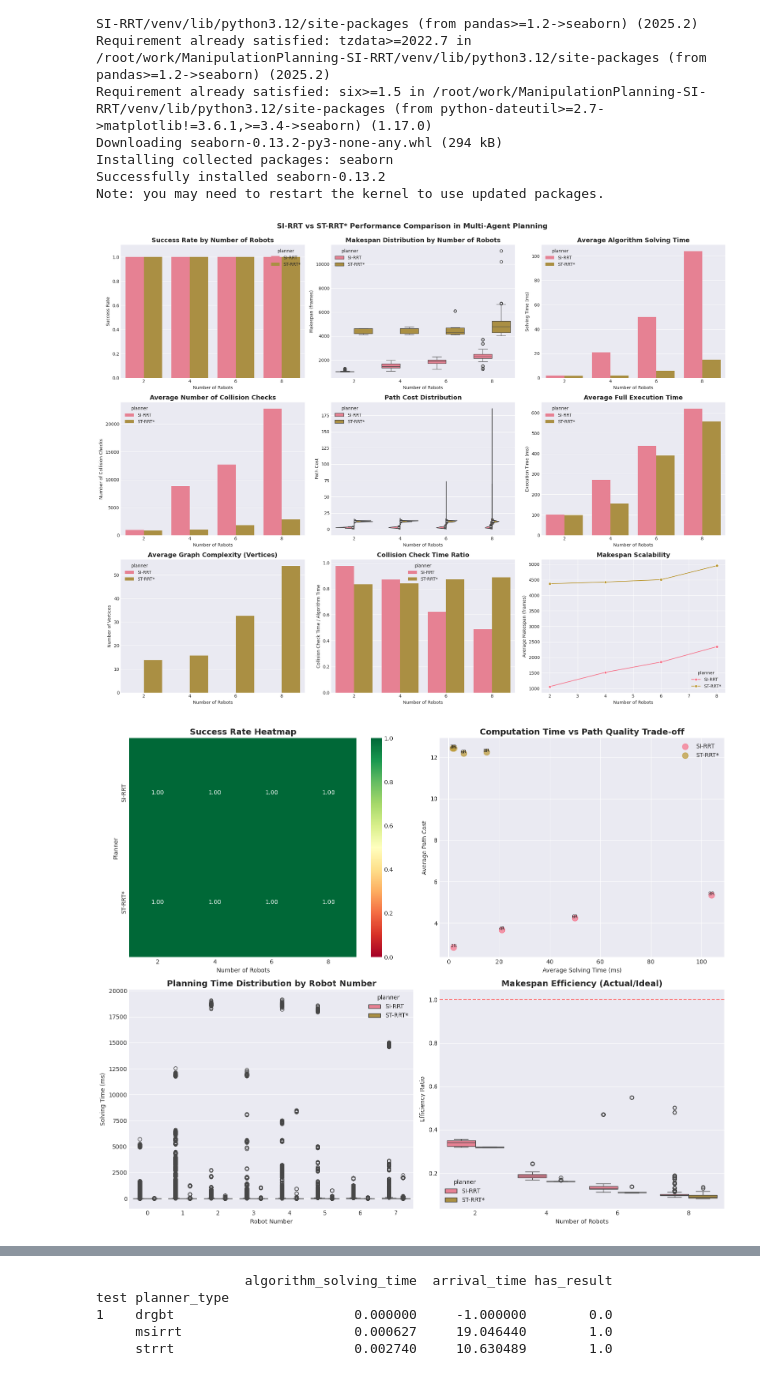
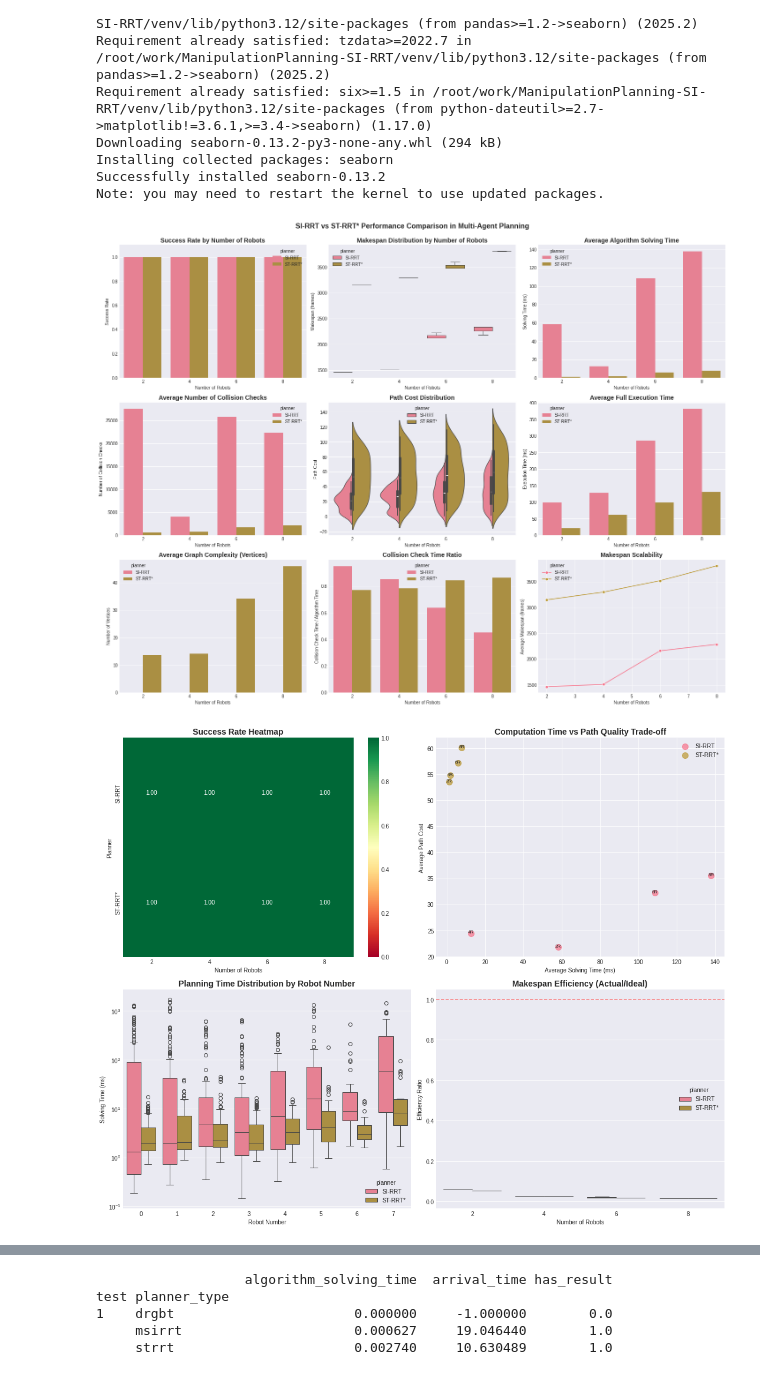
Before and after one commit to PathPlanning/ManipulationPlanning-SI-RRT, a Jupyter notebook: multiagent_eval/final_analysis.ipynb, the cells around one changed output, grey strips where cells are left out. Drawn from its saved outputs; the diff is of its cells as text; code cells hidden in the pictures.

Commit message:
+ Add obstacle position writer and blender parser + Changed structure of input robot obstacles + Tests are working.

```diff
--- a/multiagent_eval/final_analysis.ipynb
+++ b/multiagent_eval/final_analysis.ipynb
@@ -104,14 +104,14 @@ def get_test_logs(path:str, prefix:str, get_only_latest:bool):
                 })
     return result_files
 # %%
-# test_dir = "../multiagent_tests"
-# msirrt_test_files = get_test_logs(path = test_dir,prefix = "msirrt", get_only_latest = False)
+test_dir = "../multiagent_tests"
+msirrt_test_files = get_test_logs(path = test_dir,prefix = "msirrt", get_only_latest = False)
 # %%
 # with open("MSIRRT_multiagent_results.json",'w') as f:
 #     json.dump(msirrt_test_files,f)
 # %%
-with open("MSIRRT_multiagent_results.json",'r') as f:
-    msirrt_test_files = json.load(f)
+# with open("MSIRRT_multiagent_results.json",'r') as f:
+#     msirrt_test_files = json.load(f)
 # %%
-# test_dir = "../multiagent_tests"
-# strrt_test_files = get_test_logs(path = test_dir,prefix = "strrt", get_only_latest = False)
+test_dir = "../multiagent_tests"
+strrt_test_files = get_test_logs(path = test_dir,prefix = "strrt", get_only_latest = False)
@@ -129,5 +119,5 @@ Expecting ',' delimiter: line 1 column 233473 (char 233472)
 # with open("STRRT_multiagent_results.json",'w') as f:
 #     json.dump(strrt_test_files,f)
 # %%
-with open("STRRT_multiagent_results.json",'r') as f:
-    strrt_test_files = json.load(f)
+# with open("STRRT_multiagent_results.json",'r') as f:
+#     strrt_test_files = json.load(f)
@@ -200,7 +170,7 @@ def extract_data(results):
             # Extract planning instances data
             for instance in test_result['planning_instances']:
                 robot_num = instance['robot_number']
-                start_frame = instance['start_frame']
+                start_time = instance['start_time']
 
                 # Extract metrics from data
                 instance_data = instance['data']
@@ -212,7 +182,7 @@ def extract_data(results):
                     'success': success,
                     'seed': seed,
                     'robot_number': robot_num,
-                    'start_frame': start_frame,
+                    'start_time': start_time,
                     'has_result': instance_data['final_planner_data']['has_result'],
                     'path_cost': instance_data['final_planner_data'].get('path_cost', np.nan),
                     'algorithm_solving_time_ns': instance_data['algorithm_solving_time_ns'],
@@ -232,8 +202,8 @@ df = extract_data([('SI-RRT', sirrt_res), ('ST-RRT*', strrt_res)])
 def calculate_makespan(group):
     if not group['has_result'].all():
         return np.nan
-    # Makespan is the maximum end time (start_frame + path_cost*50) across all robots
-    end_times = group['start_frame'] + group['path_cost'] * 30
+    # Makespan is the maximum end time (start_time + path_cost*50) across all robots
+    end_times = group['start_time'] + group['path_cost'] * 30
     return end_times.max()
 
 # Group by test configuration and calculate metrics
@@ -372,6 +342,7 @@ sns.boxplot(data=robot_time_df, x='robot_number', y='solving_time_ms', hue='plan
 ax3.set_title('Planning Time Distribution by Robot Number', fontsize=14, fontweight='bold')
 ax3.set_xlabel('Robot Number')
 ax3.set_ylabel('Solving Time (ms)')
+ax3.set_yscale('log')
 
 # 4. Makespan Efficiency (Makespan / Ideal Makespan)
 ax4 = axes[1, 1]
@@ -382,35 +353,35 @@ ideal_makespan = df[df['has_result'] == True].groupby(['planner', 'test_id', 'nu
 ideal_makespan.columns = ['planner', 'test_id', 'num_robots', 'seed', 'ideal_makespan']
 ideal_makespan['ideal_makespan'] = ideal_makespan['ideal_makespan'] * 50  # Convert to frames
 
 efficiency_df = makespan_valid.merge(ideal_makespan, on=['planner', 'test_id', 'num_robots', 'seed'])
 efficiency_df['efficiency'] = efficiency_df['makespan'] / efficiency_df['ideal_makespan']
 
 sns.boxplot(data=efficiency_df, x='num_robots', y='efficiency', hue='planner', ax=ax4)
 ax4.set_title('Makespan Efficiency (Actual/Ideal)', fontsize=14, fontweight='bold')
 ax4.set_xlabel('Number of Robots')
 ax4.set_ylabel('Efficiency Ratio')
 ax4.axhline(y=1.0, color='red', linestyle='--', alpha=0.5, label='Ideal')
 
 plt.tight_layout()
 plt.show()
 
 # Print summary statistics
 print("=== Summary Statistics ===\n")
 print("Success Rates by Planner and Number of Robots:")
 print(success_rate.pivot(index='num_robots', columns='planner', values='all_robots_success'))
 print("\n")
 
 print("Average Makespan by Planner and Number of Robots:")
 makespan_summary = makespan_valid.groupby(['planner', 'num_robots'])['makespan'].agg(['mean', 'std']).round(2)
 print(makespan_summary)
 print("\n")
 
 print("Average Solving Time (ms) by Planner and Number of Robots:")
 time_summary = df.groupby(['planner', 'num_robots'])['algorithm_solving_time_ns'].mean() / 1e6
 print(time_summary.round(2))
 # %% [output]
-[figure, old version]
+[figure, new version]
-[figure, old version]
+[figure, new version]
 === Summary Statistics ===
 
 Success Rates by Planner and Number of Robots:
```
Also changed, not shown: parts of 5 cells of this notebook, 27 other files.
